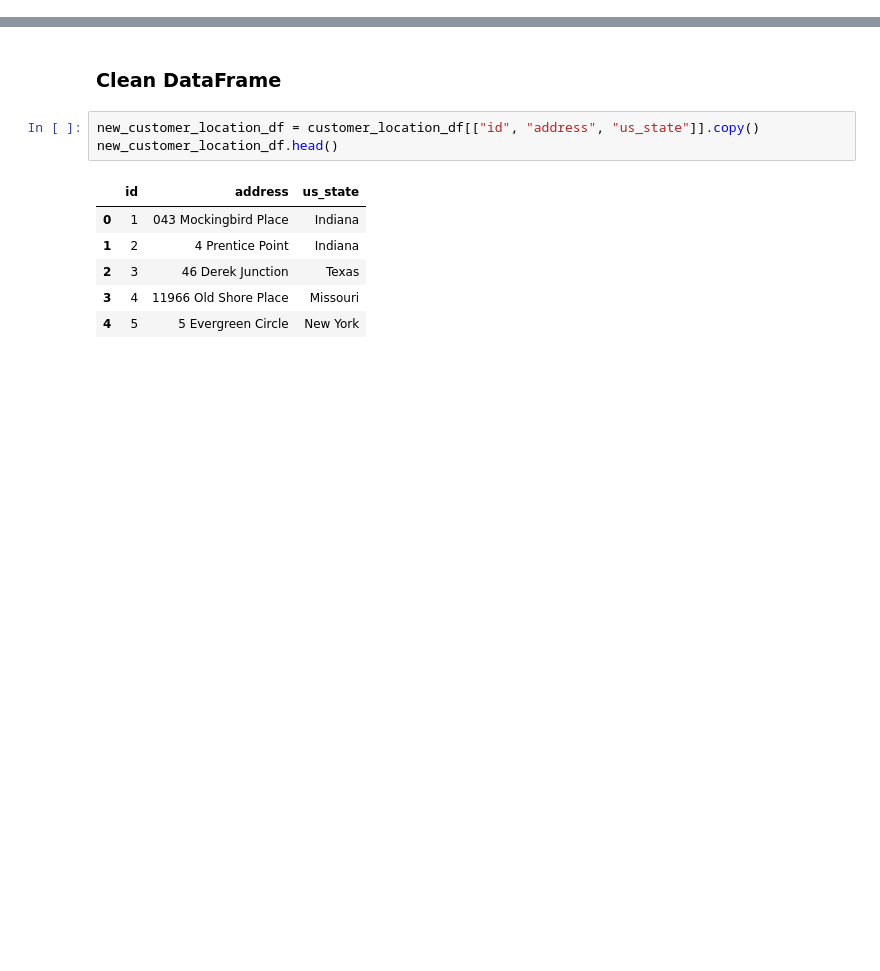
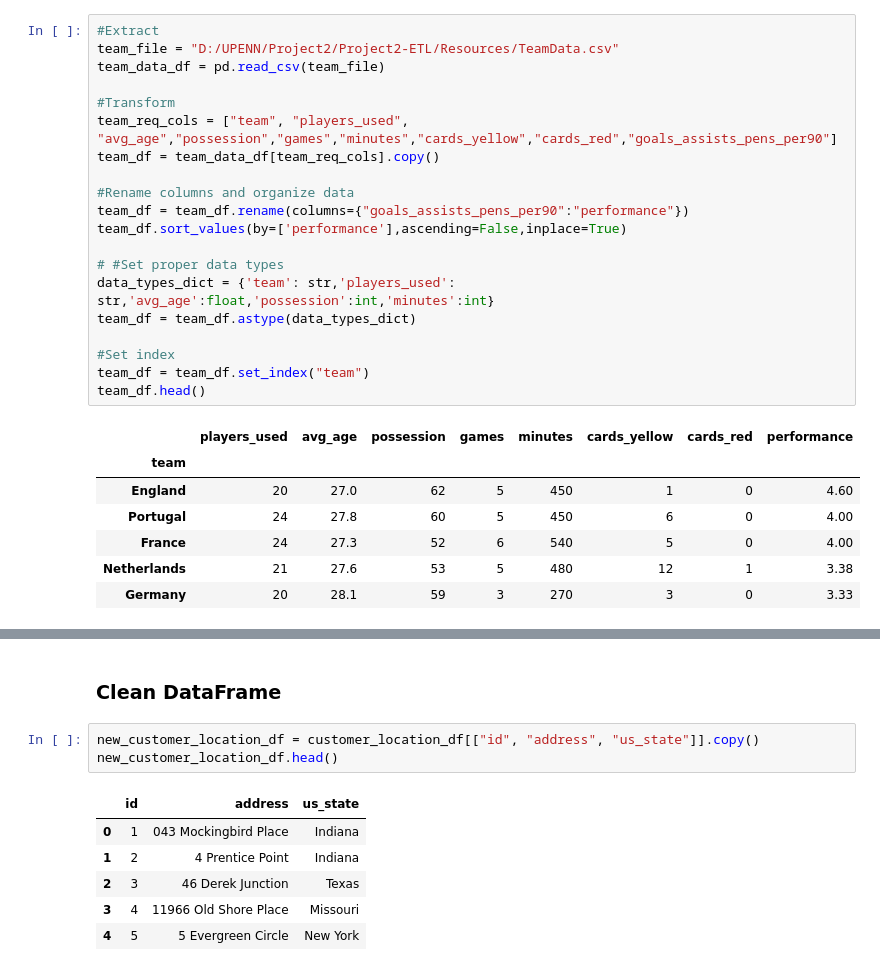
Before and after one commit to xnotynot/Project2-ETL, a Jupyter notebook: FIFA_2022_ETL.ipynb, the cells around one changed output, grey strips where cells are left out. Cells and saved outputs as stored; diff of their text form; blank space fills up the shorter version.

```diff
--- a/FIFA_2022_ETL.ipynb
+++ b/FIFA_2022_ETL.ipynb
@@ -36,0 +28,28 @@ customer_location_df.head()
+# %%
+#Extract
+team_file = "D:/UPENN/Project2/Project2-ETL/Resources/TeamData.csv"
+team_data_df = pd.read_csv(team_file)
+
+#Transform
+team_req_cols = ["team", "players_used", "avg_age","possession","games","minutes","cards_yellow","cards_red","goals_assists_pens_per90"]
+team_df = team_data_df[team_req_cols].copy()
+
+#Rename columns and organize data
+team_df = team_df.rename(columns={"goals_assists_pens_per90":"performance"})
+team_df.sort_values(by=['performance'],ascending=False,inplace=True)
+
+# #Set proper data types
+data_types_dict = {'team': str,'players_used': str,'avg_age':float,'possession':int,'minutes':int}
+team_df = team_df.astype(data_types_dict)
+
+#Set index
+team_df = team_df.set_index("team")
+team_df.head()
+# %% [output]
+|  | players_used | avg_age | possession | games | minutes | cards_yellow | cards_red | performance |
+| team |  |  |  |  |  |  |  |  |
+| England | 20 | 27.0 | 62 | 5 | 450 | 1 | 0 | 4.60 |
+| Portugal | 24 | 27.8 | 60 | 5 | 450 | 6 | 0 | 4.00 |
+| France | 24 | 27.3 | 52 | 6 | 540 | 5 | 0 | 4.00 |
+| Netherlands | 21 | 27.6 | 53 | 5 | 480 | 12 | 1 | 3.38 |
+| Germany | 20 | 28.1 | 59 | 3 | 270 | 3 | 0 | 3.33 |
```
Also changed, not shown: parts of 22 cells of this notebook, 10 other files.
